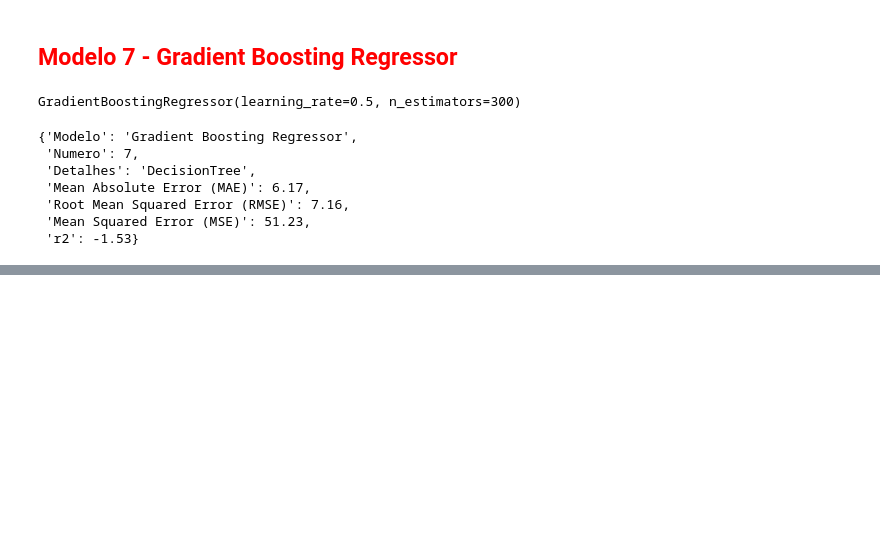
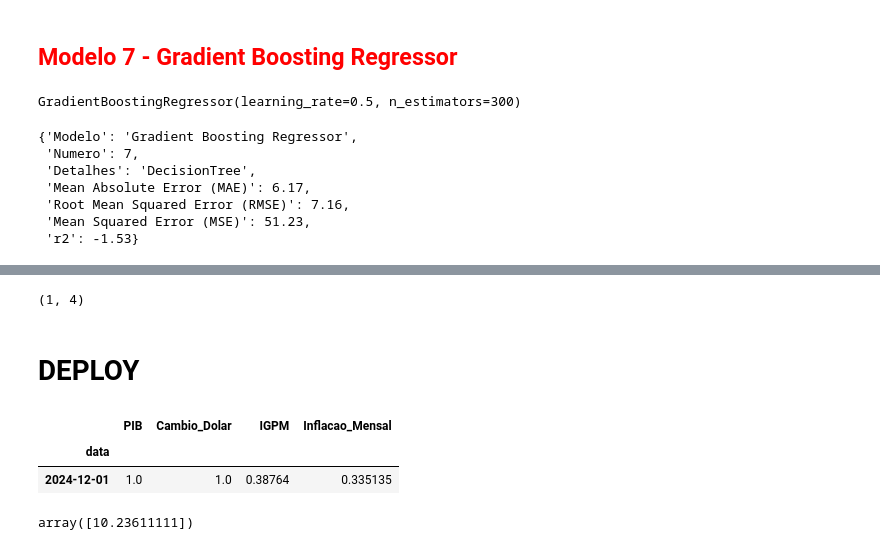
Before and after one commit to alyssonmontovanelli/Previsao_Juros_BACEN_IA, a Jupyter notebook: modelagem/modelagem_Normalizado.ipynb, the cells around one changed output, grey strips where cells are left out. Saved outputs shown, nothing was run; the diff lists cells and outputs as text; code cells hidden in the pictures; blank space fills up the shorter version.

```diff
--- a/modelagem/modelagem_Normalizado.ipynb
+++ b/modelagem/modelagem_Normalizado.ipynb
@@ -23,3 +23,7 @@ dados_padronizados= pd.read_csv("C:/Projetos Pessoais/DataScience/Previsao_Juros
 dados_normalizados= pd.read_csv("C:/Projetos Pessoais/DataScience/Previsao_Juros_BACEN_IA/data/dados_proc_normalizados.csv", sep = ',', encoding='utf-8')
 # %%
 dados_normalizados.set_index("data", inplace=True)
+# %%
+dados_novos_previsao = dados_normalizados.tail(1)
+# %%
+dados_novos_previsao.drop(columns="Selic", inplace = True)
@@ -454,3 +504,17 @@ resumo
 | Numero | 0 | 1 | 2 | 3 | 4 | 5 | 6 | 7 |
 | Root Mean Squared Error (RMSE) | 7.23 | 7.22 | NaN | 4.69 | 5.88 | 6.26 | 4.65 | 7.16 |
 | r2 | -1.58 | -1.58 | -0.47 | -0.09 | -0.71 | -0.94 | -0.07 | -1.53 |
+# %%
+X_test.sample(1).shape
+# %% [output]
+(1, 4)
+# %% [markdown]
+# DEPLOY
+# %%
+dados_novos_previsao = dados_novos_previsao.set_index("data")
+# %%
+dados_novos_previsao
+# %% [output]
+|  | PIB | Cambio_Dolar | IGPM | Inflacao_Mensal |
+| data |  |  |  |  |
+| 2024-12-01 | 1.0 | 1.0 | 0.38764 | 0.335135 |
@@ -456,0 +523,4 @@ resumo
+# %%
+previsao_Selic
+# %% [output]
+array([10.23611111])
```
Also changed, not shown: parts of 4 cells of this notebook, 4 other files.
